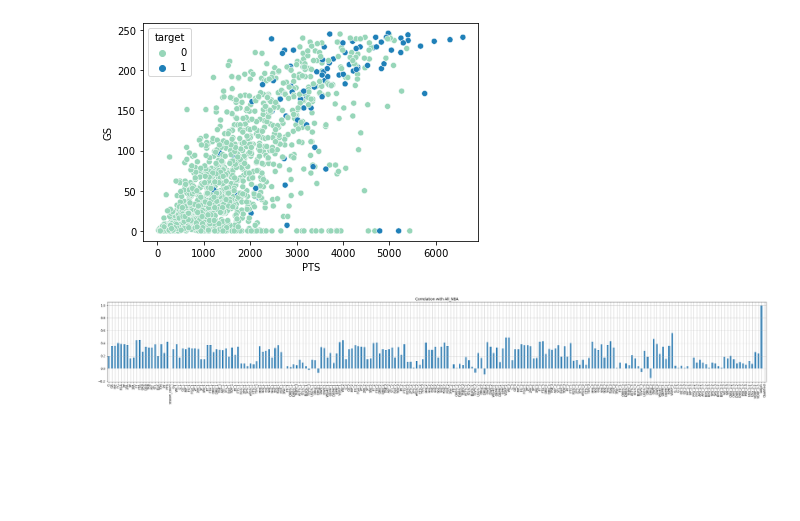
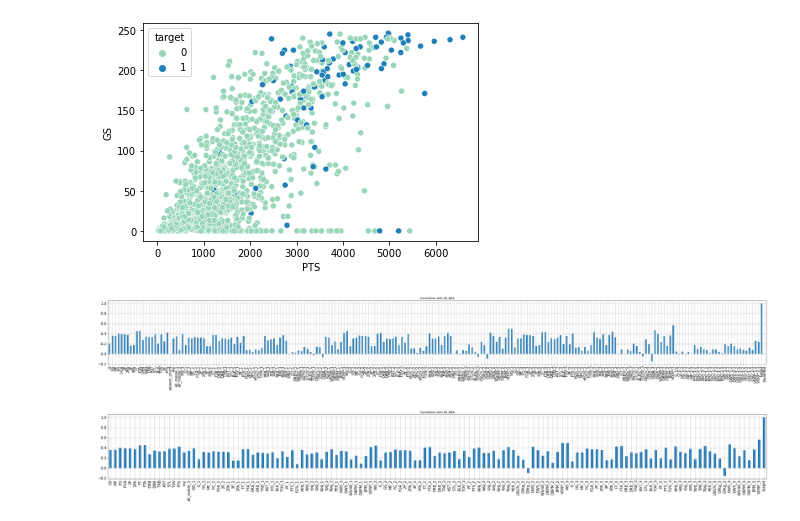
Before and after one commit to rylewww/Modeling-The-NBA-Leap, a Jupyter notebook: EDA.ipynb, the cells around one changed output. Cells and saved outputs as stored; diff of their text form; code cells hidden in the pictures; blank space fills up the shorter version.

```diff
--- a/EDA.ipynb
+++ b/EDA.ipynb
@@ -54,7 +55,7 @@ sns.scatterplot(x = df_final.PTS, y = df_final.GS, hue = df_final['target'], pal
 <AxesSubplot:xlabel='PTS', ylabel='GS'>
 [figure]
 # %%
-df_final.corrwith(df_final.target).plot.bar(figsize = (40, 5), title = "Correlation with All_NBA",
-                                        fontsize = 10,rot = 90, grid = True);
+df_final.corrwith(df_final.target).plot.bar(figsize = (50, 5), title = "Correlation with All_NBA",
+                                        fontsize = 15,rot = 90, grid = True);
 # %% [output]
-[figure, old version]
+[figure, new version]
@@ -60,0 +70,5 @@ df_final.corrwith(df_final.target).plot.bar(figsize = (40, 5), title = "Correlat
+# %%
+df_final[cols].corrwith(df_final[cols].target).plot.bar(figsize = (50, 5), title = "Correlation with All_NBA",
+                                        fontsize = 15,rot = 90, grid = True);
+# %% [output]
+[figure, added]
```
Also changed, not shown: parts of 5 cells of this notebook, 2 other files.
